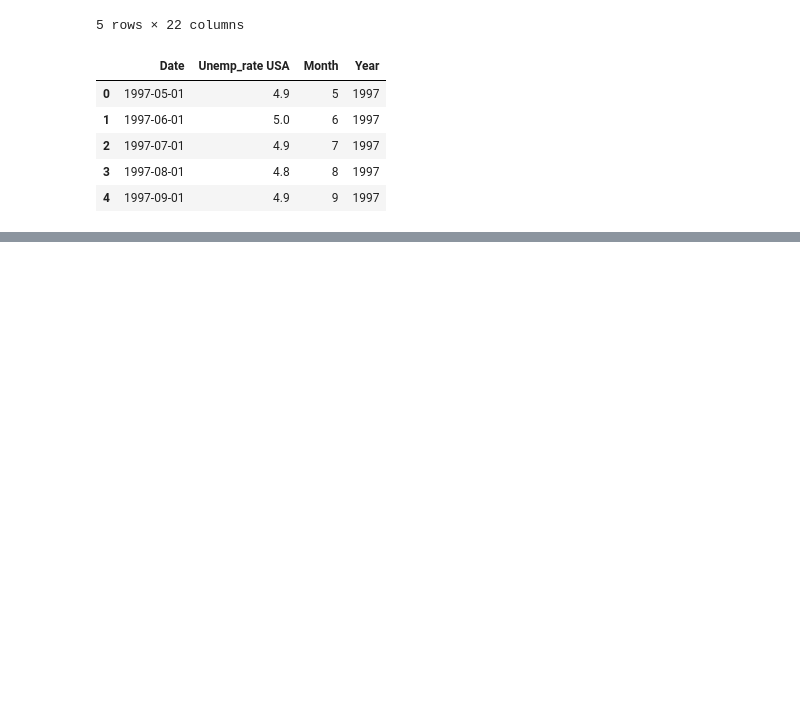
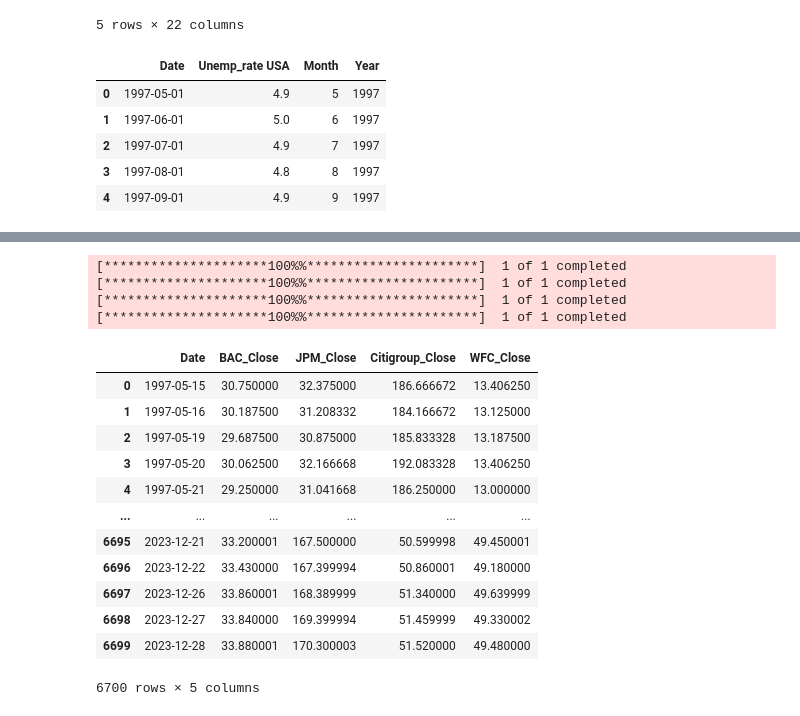
Before and after one commit to Galicheck/MJNWM-Project, a Jupyter notebook: more_indicators.ipynb, the cells around one changed output, grey strips where cells are left out. Saved outputs shown, nothing was run; the diff lists cells and outputs as text; code cells hidden in the pictures; blank space fills up the shorter version.

```diff
--- a/more_indicators.ipynb
+++ b/more_indicators.ipynb
@@ -104,0 +116,25 @@ final_df.to_csv('data/final_data.csv')
+# %%
+bac_data = yf.download('BAC', start=start_date, end=end_date)
+bac_data.drop(columns=['Open', 'High', 'Low', 'Volume', 'Adj Close'], inplace=True)
+bac_data.reset_index(inplace=True)
+bac_data = bac_data.rename(columns={'Close': 'BAC_Close'})
+
+jpm_data = yf.download('JPM', start=start_date, end=end_date)
+jpm_data.drop(columns=['Open', 'High', 'Low', 'Volume', 'Adj Close'], inplace=True)
+jpm_data.reset_index(inplace=True)
+jpm_data = jpm_data.rename(columns={'Close': 'JPM_Close'})
+
+citigroup_data = yf.download('C', start=start_date, end=end_date)
+citigroup_data.drop(columns=['Open', 'High', 'Low', 'Volume', 'Adj Close'], inplace=True)
+citigroup_data.reset_index(inplace=True)
+citigroup_data = citigroup_data.rename(columns={'Close': 'Citigroup_Close'})
+
+wfc_data = yf.download('WFC', start=start_date, end=end_date)
+wfc_data.drop(columns=['Open', 'High', 'Low', 'Volume', 'Adj Close'], inplace=True)
+wfc_data.reset_index(inplace=True)
+wfc_data = wfc_data.rename(columns={'Close': 'WFC_Close'})
+# %% [output]
+[*********************100%%**********************]  1 of 1 completed
+[*********************100%%**********************]  1 of 1 completed
+[*********************100%%**********************]  1 of 1 completed
+[*********************100%%**********************]  1 of 1 completed
@@ -104,0 +145,16 @@ final_df.to_csv('data/final_data.csv')
+# %%
+d3
+# %% [output]
+|  | Date | BAC_Close | JPM_Close | Citigroup_Close | WFC_Close |
+| 0 | 1997-05-15 | 30.750000 | 32.375000 | 186.666672 | 13.406250 |
+| 1 | 1997-05-16 | 30.187500 | 31.208332 | 184.166672 | 13.125000 |
+| 2 | 1997-05-19 | 29.687500 | 30.875000 | 185.833328 | 13.187500 |
+| 3 | 1997-05-20 | 30.062500 | 32.166668 | 192.083328 | 13.406250 |
+| 4 | 1997-05-21 | 29.250000 | 31.041668 | 186.250000 | 13.000000 |
+| ... | ... | ... | ... | ... | ... |
+| 6695 | 2023-12-21 | 33.200001 | 167.500000 | 50.599998 | 49.450001 |
+| 6696 | 2023-12-22 | 33.430000 | 167.399994 | 50.860001 | 49.180000 |
+| 6697 | 2023-12-26 | 33.860001 | 168.389999 | 51.340000 | 49.639999 |
+| 6698 | 2023-12-27 | 33.840000 | 169.399994 | 51.459999 | 49.330002 |
+| 6699 | 2023-12-28 | 33.880001 | 170.300003 | 51.520000 | 49.480000 |
+6700 rows × 5 columns
```
Also changed, not shown: parts of 9 cells of this notebook.
